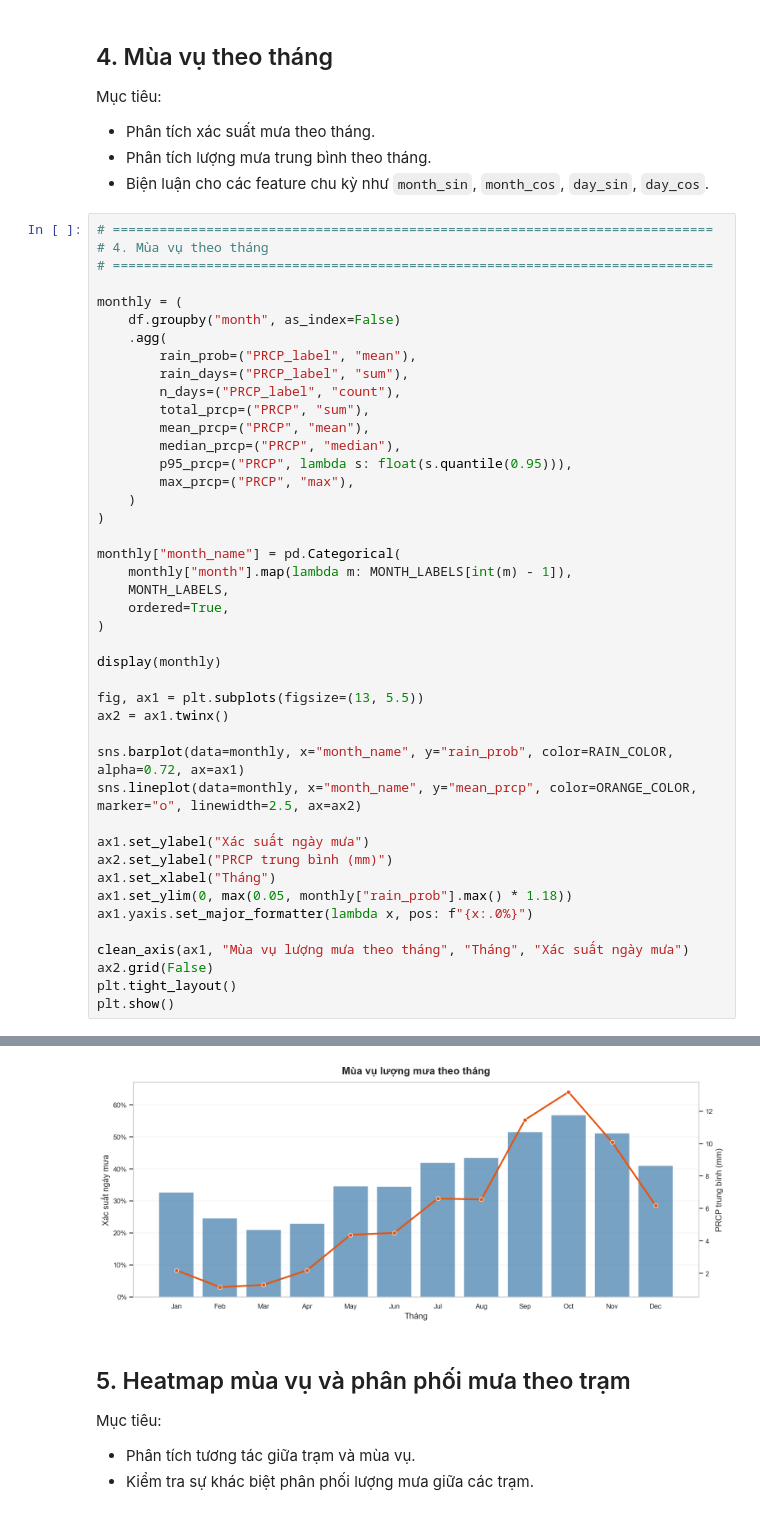
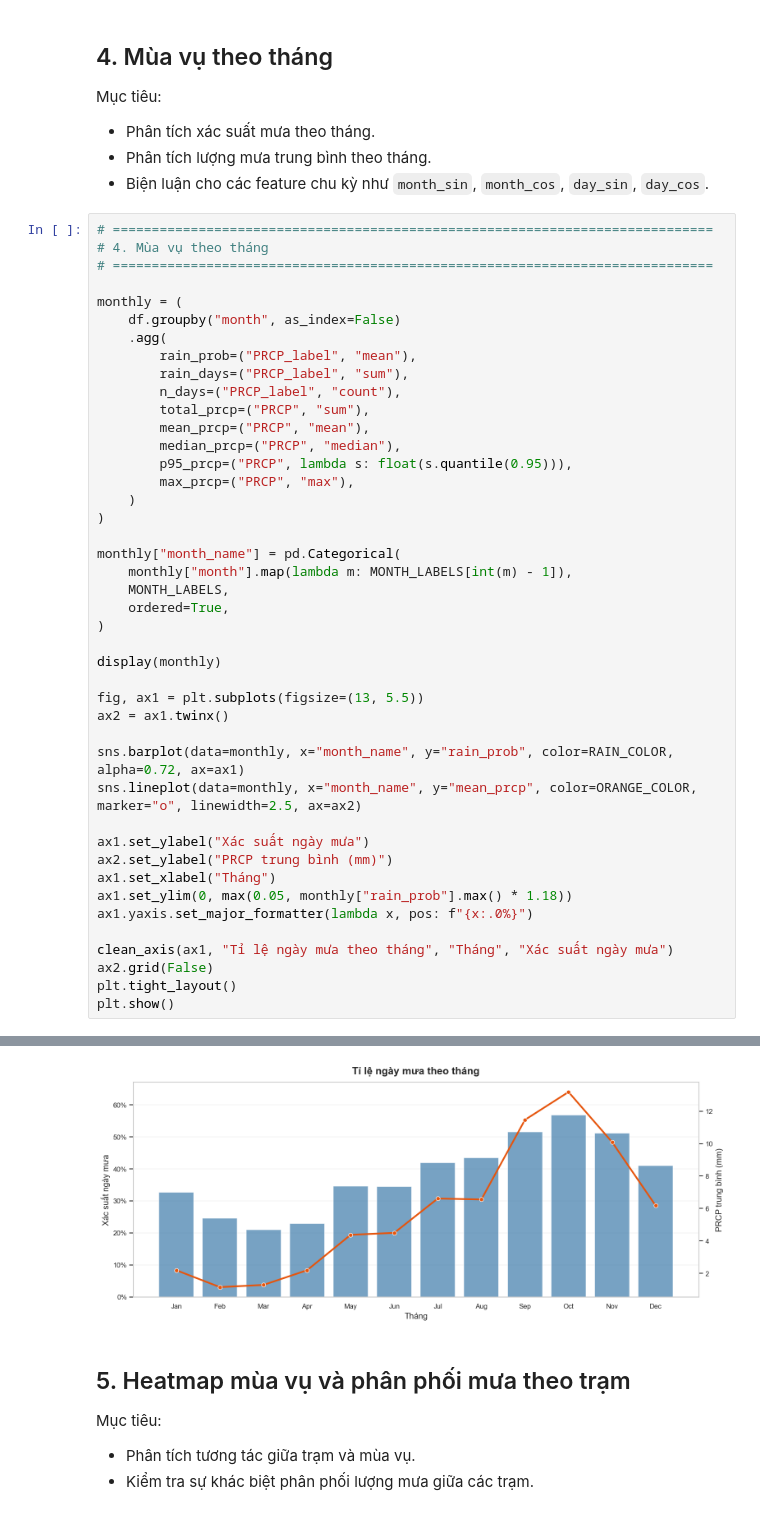
Before and after one commit to huyphan2406/DS108, a Jupyter notebook: notebooks/eda.ipynb, the cells around one changed output, grey strips where cells are left out. Cells and saved outputs as stored; diff of their text form.

```diff
--- a/notebooks/eda.ipynb
+++ b/notebooks/eda.ipynb
@@ -637,35 +637,35 @@ display(monthly)
 
 fig, ax1 = plt.subplots(figsize=(13, 5.5))
 ax2 = ax1.twinx()
 
 sns.barplot(data=monthly, x="month_name", y="rain_prob", color=RAIN_COLOR, alpha=0.72, ax=ax1)
 sns.lineplot(data=monthly, x="month_name", y="mean_prcp", color=ORANGE_COLOR, marker="o", linewidth=2.5, ax=ax2)
 
 ax1.set_ylabel("Xác suất ngày mưa")
 ax2.set_ylabel("PRCP trung bình (mm)")
 ax1.set_xlabel("Tháng")
 ax1.set_ylim(0, max(0.05, monthly["rain_prob"].max() * 1.18))
 ax1.yaxis.set_major_formatter(lambda x, pos: f"{x:.0%}")
 
-clean_axis(ax1, "Mùa vụ lượng mưa theo tháng", "Tháng", "Xác suất ngày mưa")
+clean_axis(ax1, "Tỉ lệ ngày mưa theo tháng", "Tháng", "Xác suất ngày mưa")
 ax2.grid(False)
 plt.tight_layout()
 plt.show()
 # %% [output]
 |  | month | rain_prob | rain_days | n_days | total_prcp | mean_prcp | median_prcp | p95_prcp | max_prcp | ... |
 | 0 | 1 | 0.326274 | 493.0 | 1511 | 3305.556 | 2.187661 | 0.000 | 11.1760 | 131.064 | ... |
 | 1 | 2 | 0.246220 | 342.0 | 1389 | 1591.818 | 1.146017 | 0.000 | 5.3340 | 68.326 | ... |
 | 2 | 3 | 0.210317 | 318.0 | 1512 | 1937.258 | 1.281255 | 0.000 | 4.5720 | 218.440 | ... |
 | 3 | 4 | 0.229096 | 337.0 | 1471 | 3218.688 | 2.188095 | 0.000 | 12.1920 | 124.460 | ... |
 | 4 | 5 | 0.345526 | 529.0 | 1531 | 6694.170 | 4.372417 | 0.000 | 26.0350 | 337.820 | ... |
 | 5 | 6 | 0.345013 | 512.0 | 1484 | 6668.262 | 4.493438 | 0.000 | 26.9240 | 239.522 | ... |
 | 6 | 7 | 0.419103 | 645.0 | 1539 | 10176.256 | 6.612252 | 0.000 | 35.6108 | 189.484 | ... |
 | 7 | 8 | 0.433987 | 664.0 | 1530 | 10027.920 | 6.554196 | 0.000 | 40.1574 | 153.924 | ... |
 | 8 | 9 | 0.515379 | 754.0 | 1463 | 16774.668 | 11.465938 | 0.254 | 60.4266 | 369.062 | ... |
 | 9 | 10 | 0.567909 | 853.0 | 1502 | 19802.856 | 13.184325 | 0.762 | 61.4680 | 363.220 | ... |
 | 10 | 11 | 0.511294 | 747.0 | 1461 | 14748.510 | 10.094805 | 0.254 | 53.3400 | 381.254 | ... |
 | 11 | 12 | 0.410512 | 617.0 | 1503 | 9282.430 | 6.175935 | 0.000 | 29.1846 | 285.242 | ... |
-[figure, old version]
+[figure, new version]
 # %% [markdown]
 ## 5. Heatmap mùa vụ và phân phối mưa theo trạm
 
```
Also changed, not shown: 12 other files.
